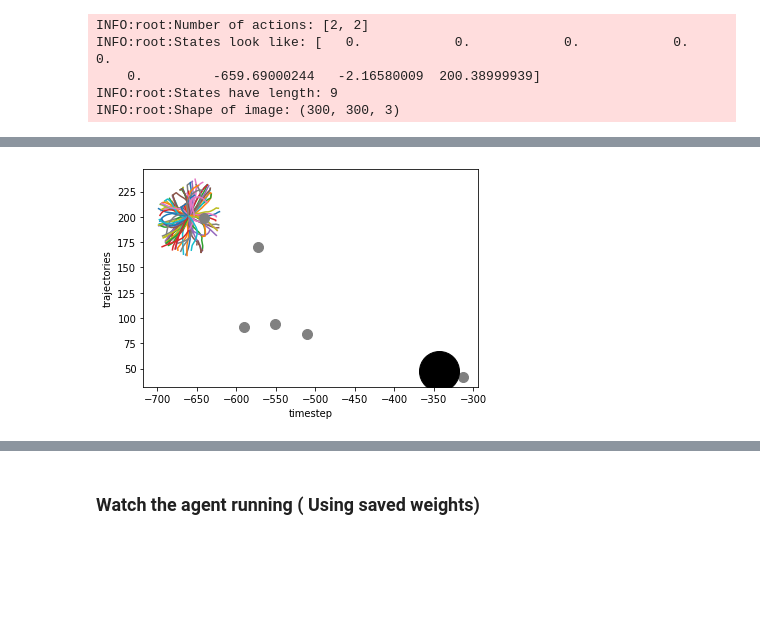
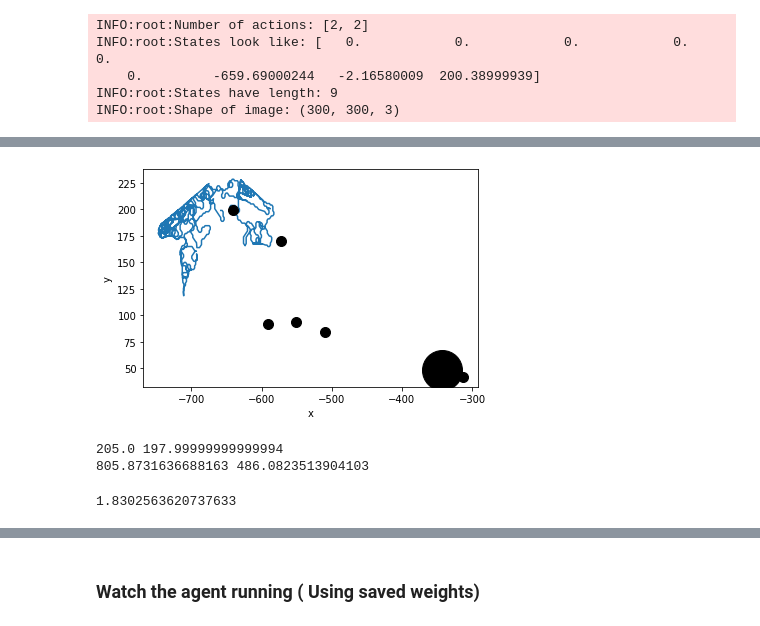
Before and after one commit to wzt1001/scl-navigation, a Jupyter notebook: Navigation.ipynb, the cells around one changed output, grey strips where cells are left out. Saved outputs shown, nothing was run; the diff lists cells and outputs as text; code cells hidden in the pictures; blank space fills up the shorter version.

```diff
--- a/Navigation.ipynb
+++ b/Navigation.ipynb
@@ -188,6 +198,8 @@ def dqn(env_info, n_episodes=1, max_t=2000, eps_start=1.0, eps_end=0.01,
 
     return scores, positions
 # %%
-scores, positions = dqn(env_info, n_episodes=100, max_t=200, eps_start=1.0,
-                        eps_end=0.01, eps_decay=0.995, target_scores=1.0, video_flag=False)
+load_prev_model = 'model_latest'
+scores, positions = dqn(env_info, n_episodes=100, max_t=2000, eps_start=1.0,
+                        eps_end=0.01, eps_decay=0.995, target_scores=1.0,
+                        video_flag=False, load_prev_model=load_prev_model)
 # %% [output]
@@ -213,5 +225,3 @@ env_info = env.reset(train_mode=True)[brain_name]
 # %%
 a = deque(maxlen=5)
 a.append([0,1,1,1])
-for i,  in a:
-    print(i)
@@ -235,17 +241,41 @@ for i in range(len(positions)):
     pos.append(np.asarray(a[:-2]))
 # %%
 # final_goal = [-382.46, 54.69, 4]
-final_goal = [-342.9, 3.65, 48.0]
 for i in range(len(pos)):
-    plt.plot(pos[i][:,0], pos[i][:,2])
-#     break
+    if i == 0:
+        plt.plot(pos[i][:,0], pos[i][:,2])
 
 for i in range(len(goals)):
-    plt.plot(goals[i][0], goals[i][2], marker='o', markersize=10, color="grey")
+    plt.plot(goals[i][0], goals[i][2], marker='o', markersize=10, color="black")
 
 plt.plot([final_goal[0]], [final_goal[2]], marker='o', markersize=40, color="black")
-plt.xlabel('timestep')
-plt.ylabel('trajectories')
+plt.xlabel('x')
+plt.ylabel('y')
 plt.show()
 # %% [output]
-[figure, old version]
+[figure, new version]
+# %%
+import math
+import matplotlib.pyplot as plt
+import matplotlib.image as mpimg
+
+
+# point_a = [[1093 - 888, 592 - 394], [1093 - 294, 592 - 92]]
+point_a = [[205, 198], [799, 500]]
+# point_b = [[-252.8 - 388.5, 118.7 + 80.5], [75.5 - 388.5, -38.7 + 80.5]]
+point_b = [[-641.3, -199.2], [-313.0, -41.8]]
+
+a = math.sqrt((point_a[0][0] - point_a[1][0])**2 + (point_a[0][1] - point_a[1][1])**2)
+b = math.sqrt((point_b[0][0] - point_b[1][0])**2 + (point_b[0][1] - point_b[1][1])**2)
+ratio = a / b
+plus = [point_a[0][0] - point_b[0][0] * ratio, point_a[0][1] - point_b[0][1] * ratio]
+print(point_b[0][0] * ratio + plus[0], point_b[0][1] * ratio + plus[1])
+print(point_b[1][0] * ratio + plus[0], point_b[1][1] * ratio + plus[1])
+# print([[i[0] * ratio + , i[i] * ratio + ] for ])
+# %% [output]
+205.0 197.99999999999994
+805.8731636688163 486.0823513904103
+# %%
+ratio
+# %% [output]
+1.8302563620737633
```
Also changed, not shown: parts of 9 cells of this notebook, 1 other file.
